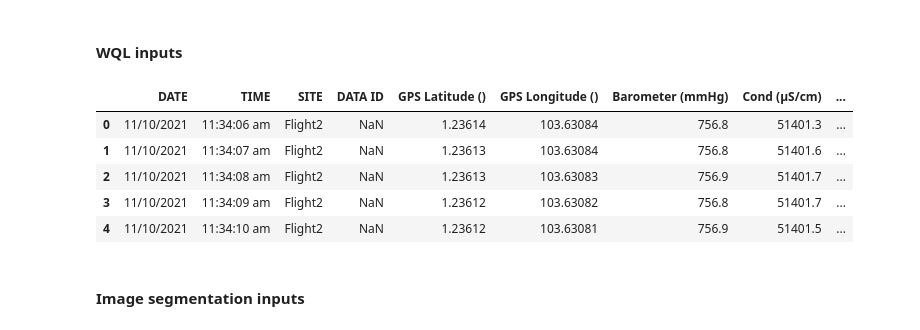
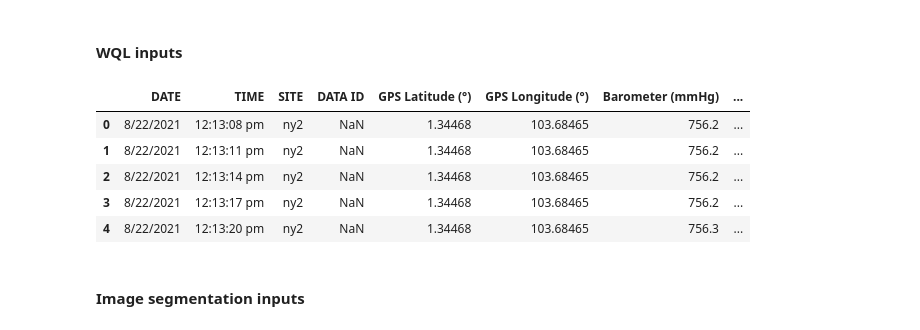
Before and after one commit to pakhuiying/CoastalWQL, a Jupyter notebook: CoastalWQL_nb.ipynb, the cells around one changed output. Cells and saved outputs as stored; diff of their text form; code cells hidden in the pictures.

Commit message:
uploaded test data, video demonstration, and updated readme.md

```diff
--- a/CoastalWQL_nb.ipynb
+++ b/CoastalWQL_nb.ipynb
@@ -53,17 +58,17 @@ with open(sunglint_json_fp,"r") as cf:
 # %%
 wql_csv = r"inputs\wql.csv"
 tss_df = pd.read_csv(wql_csv,engine='python')
-tss_lat = tss_df['GPS Latitude ()'].tolist()
-tss_lon = tss_df['GPS Longitude ()'].tolist()
-tss_measurements = tss_df['Turbidity (FNU)'].tolist()
+tss_lat = tss_df.iloc[:,4].tolist()
+tss_lon = tss_df.iloc[:,5].tolist()
+tss_measurements = tss_df.iloc[:,-2].tolist()
 tss_df.head()
 # %% [output]
-|  | DATE | TIME | SITE | DATA ID | GPS Latitude () | GPS Longitude () | Barometer (mmHg) | Cond (µS/cm) | ... |
-| 0 | 11/10/2021 | 11:34:06 am | Flight2 | NaN | 1.23614 | 103.63084 | 756.8 | 51401.3 | ... |
-| 1 | 11/10/2021 | 11:34:07 am | Flight2 | NaN | 1.23613 | 103.63084 | 756.8 | 51401.6 | ... |
-| 2 | 11/10/2021 | 11:34:08 am | Flight2 | NaN | 1.23613 | 103.63083 | 756.9 | 51401.7 | ... |
-| 3 | 11/10/2021 | 11:34:09 am | Flight2 | NaN | 1.23612 | 103.63082 | 756.8 | 51401.7 | ... |
-| 4 | 11/10/2021 | 11:34:10 am | Flight2 | NaN | 1.23612 | 103.63081 | 756.9 | 51401.5 | ... |
+|  | DATE | TIME | SITE | DATA ID | GPS Latitude (°) | GPS Longitude (°) | Barometer (mmHg) | ... |
+| 0 | 8/22/2021 | 12:13:08 pm | ny2 | NaN | 1.34468 | 103.68465 | 756.2 | ... |
+| 1 | 8/22/2021 | 12:13:11 pm | ny2 | NaN | 1.34468 | 103.68465 | 756.2 | ... |
+| 2 | 8/22/2021 | 12:13:14 pm | ny2 | NaN | 1.34468 | 103.68465 | 756.2 | ... |
+| 3 | 8/22/2021 | 12:13:17 pm | ny2 | NaN | 1.34468 | 103.68465 | 756.2 | ... |
+| 4 | 8/22/2021 | 12:13:20 pm | ny2 | NaN | 1.34468 | 103.68465 | 756.3 | ... |
 # %% [markdown]
 #### Image segmentation inputs
 # %%
```
Also changed, not shown: parts of 18 cells of this notebook, 19 other files.
